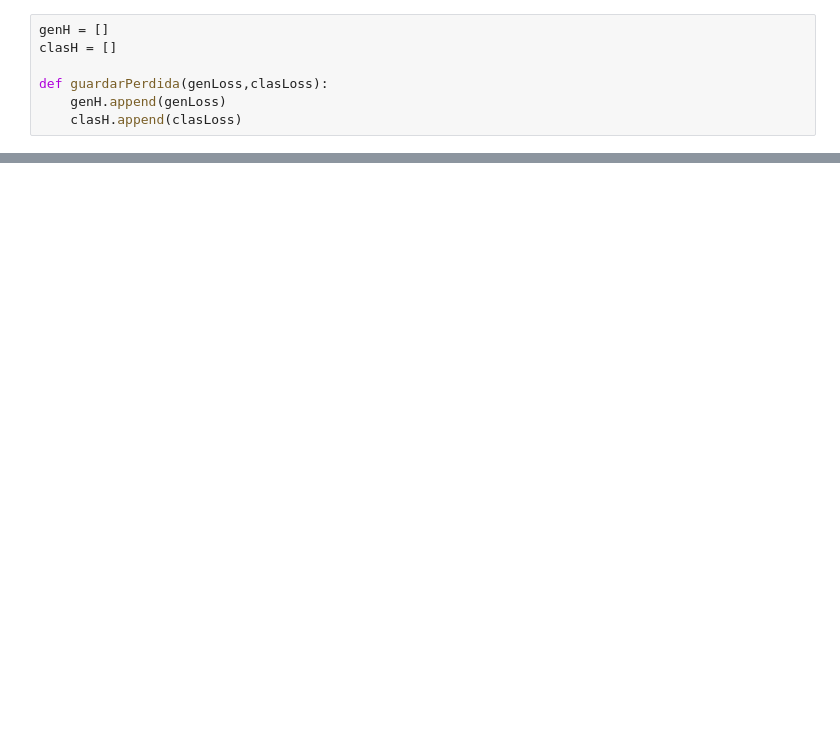
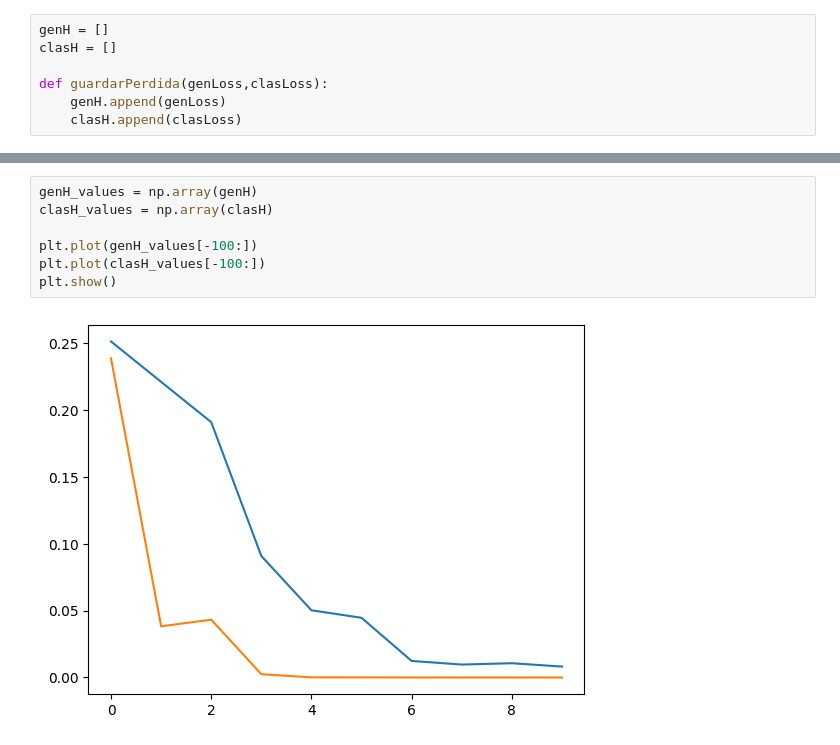
Before and after one commit to dvillamor0/w09b, a Jupyter notebook: Gan de selu.ipynb, the cells around one changed output, grey strips where cells are left out. Cells and saved outputs as stored; diff of their text form; blank space fills up the shorter version.

```diff
--- a/Gan de selu.ipynb
+++ b/Gan de selu.ipynb
@@ -175 +203,10 @@ epoca:
+# %%
+genH_values = np.array(genH)
+clasH_values = np.array(clasH)
+
+plt.plot(genH_values[-100:])
+plt.plot(clasH_values[-100:])
+plt.show()
+# %% [output]
+[figure, added]
 # %%
```
Also changed, not shown: parts of 25 cells of this notebook, 21 other files.
